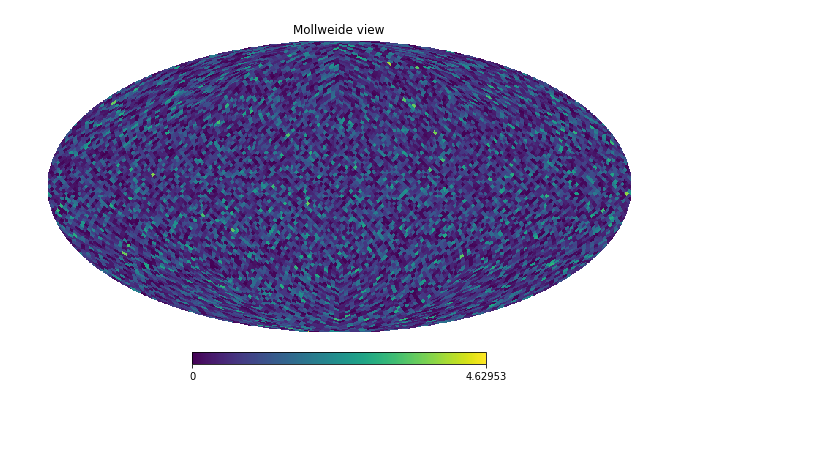
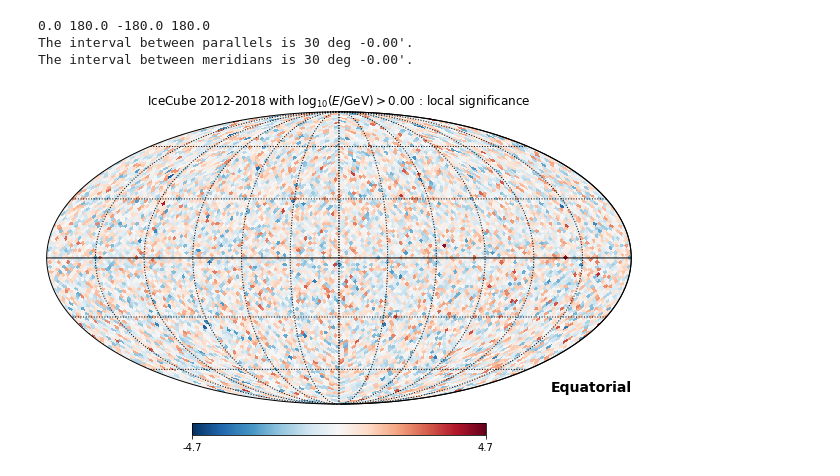
Before and after one commit to mahlers77/KSETA2023, a Jupyter notebook: IceCube_allsky.ipynb, the cells around one changed output. Saved outputs shown, nothing was run; the diff lists cells and outputs as text; code cells hidden in the pictures; blank space fills up the shorter version.

```diff
--- a/IceCube_allsky.ipynb
+++ b/IceCube_allsky.ipynb
@@ -68,16 +110,27 @@ H.mollview(eventmap-backgroundmap)
 # %%
 totevents = np.sum(eventmap)
 TSmap = np.zeros(npix)
 
 for i in range(0,npix) :
 
     bestfit = (eventmap[i]*npix-totevents)/(npix-1)
 
     temp = 0.0
     if eventmap[i] > 0.0 :
           temp = -2*(eventmap[i]*np.log(backgroundmap[i]/eventmap[i])+eventmap[i]-backgroundmap[i])
     TSmap[i] = temp
+
+
+mymax=max(np.amax(sqrt(TSmap)),-np.amin(sqrt(TSmap)))
+digits = int(np.ceil(-np.log(mymax)/np.log(10)))+1
+mymax = np.around(mymax, decimals=digits)
+
+tit = r'IceCube 2012-2018 with $\log_{10}(E/{\rm GeV})>' + format(energy_cut, '.2f') + r'$ : local significance'
+
+H.mollview(np.sign(signalmap)*sqrt(TSmap),title=tit,coord='C',cbar=True,rot=180,cmap="RdBu_r",min=-mymax,max=mymax)
+H.graticule()
+# %% [output]
+0.0 180.0 -180.0 180.0
+The interval between parallels is 30 deg -0.00'.
+The interval between meridians is 30 deg -0.00'.
+[figure, added]
-# %%
-H.mollview(sqrt(TSmap),min=0)
-# %% [output]
-[figure, removed]
```
Also changed, not shown: parts of 26 cells of this notebook, 5 other files.
